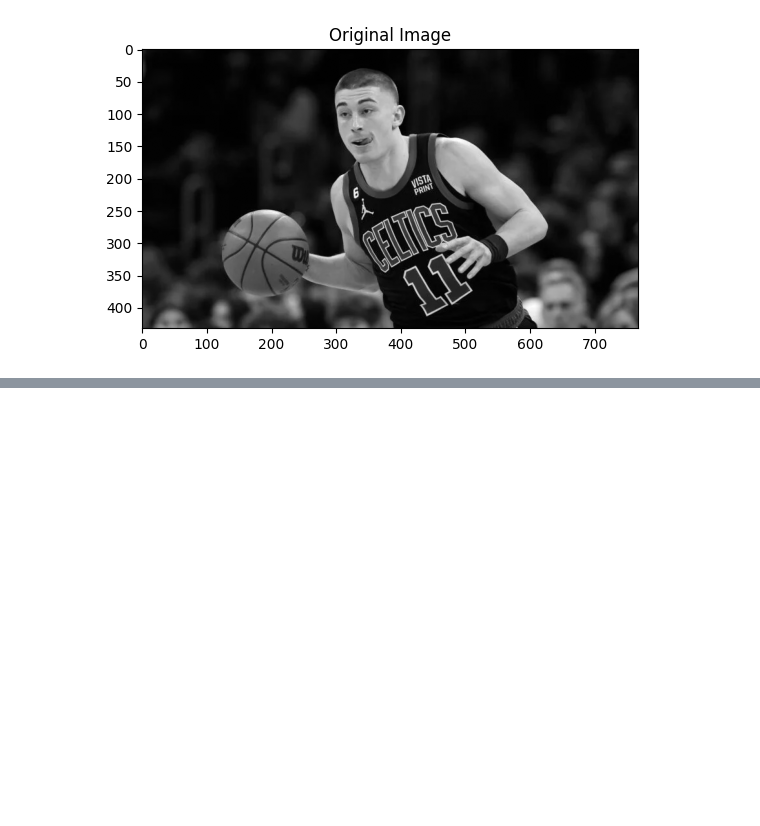
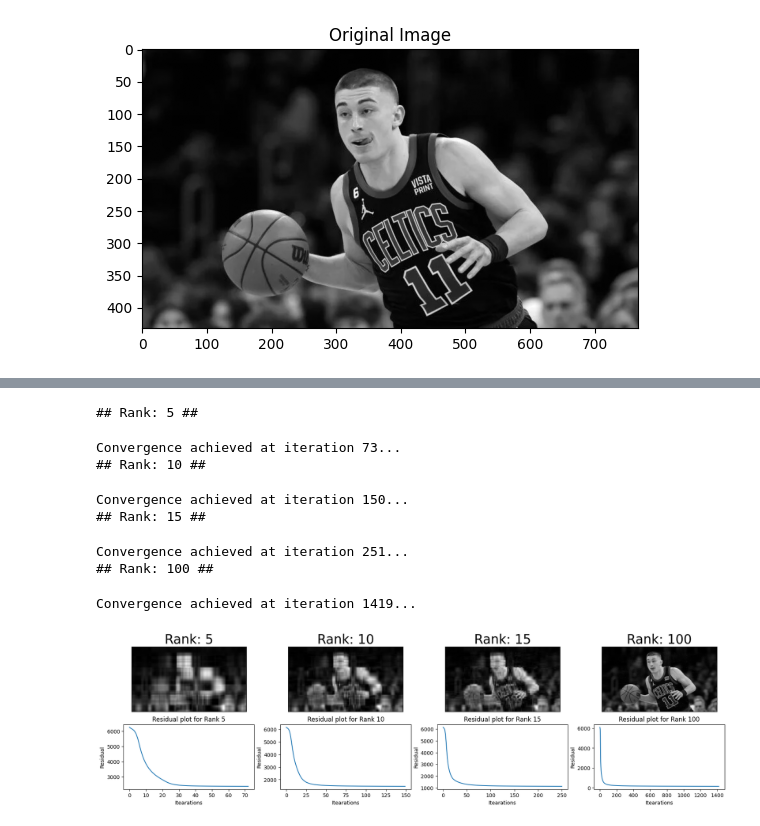
Before and after one commit to luoj21/enee469o_final_proj, a Jupyter notebook: image_compression.ipynb, the cells around one changed output, grey strips where cells are left out. Saved outputs shown, nothing was run; the diff lists cells and outputs as text; code cells hidden in the pictures; blank space fills up the shorter version.

Commit message:
standard nmf

```diff
--- a/image_compression.ipynb
+++ b/image_compression.ipynb
@@ -55,0 +66,30 @@ Relative error at iteration 110: 0.00019838155671074288
+# %%
+# Standard NMF
+n_plots = len(ranks)
+fig, ax = plt.subplots(2, n_plots, figsize=[21, 5])
+n = 0
+for rank in ranks:
+    print(f'## Rank: {rank} ##')
+    model = StandardNMF(normalized_grayscale_img, num_bases=rank, n_iter=5000, tol = 1e-4, random_state = 100)
+    W, H, residual_vector = model.factorize()
+    ax[0][n].imshow(W @ H, cmap='gray')
+    ax[0][n].set_xticks([])
+    ax[0][n].set_yticks([])
+    ax[0][n].set_title('Rank: {}'.format(rank), fontsize=25)
+
+    ax[1][n].plot(residual_vector)
+    ax[1][n].set_xlabel('Itearations')
+    ax[1][n].set_ylabel('Residual')
+    ax[1][n].set_title(f'Residual plot for Rank {rank}')
+
+    n += 1
+# %% [output]
+## Rank: 5 ##
+Convergence achieved at iteration 73...
+## Rank: 10 ##
+Convergence achieved at iteration 150...
+## Rank: 15 ##
+Convergence achieved at iteration 251...
+## Rank: 100 ##
+Convergence achieved at iteration 1419...
+[figure, added]
```
Also changed, not shown: parts of 3 cells of this notebook, 4 other files.
